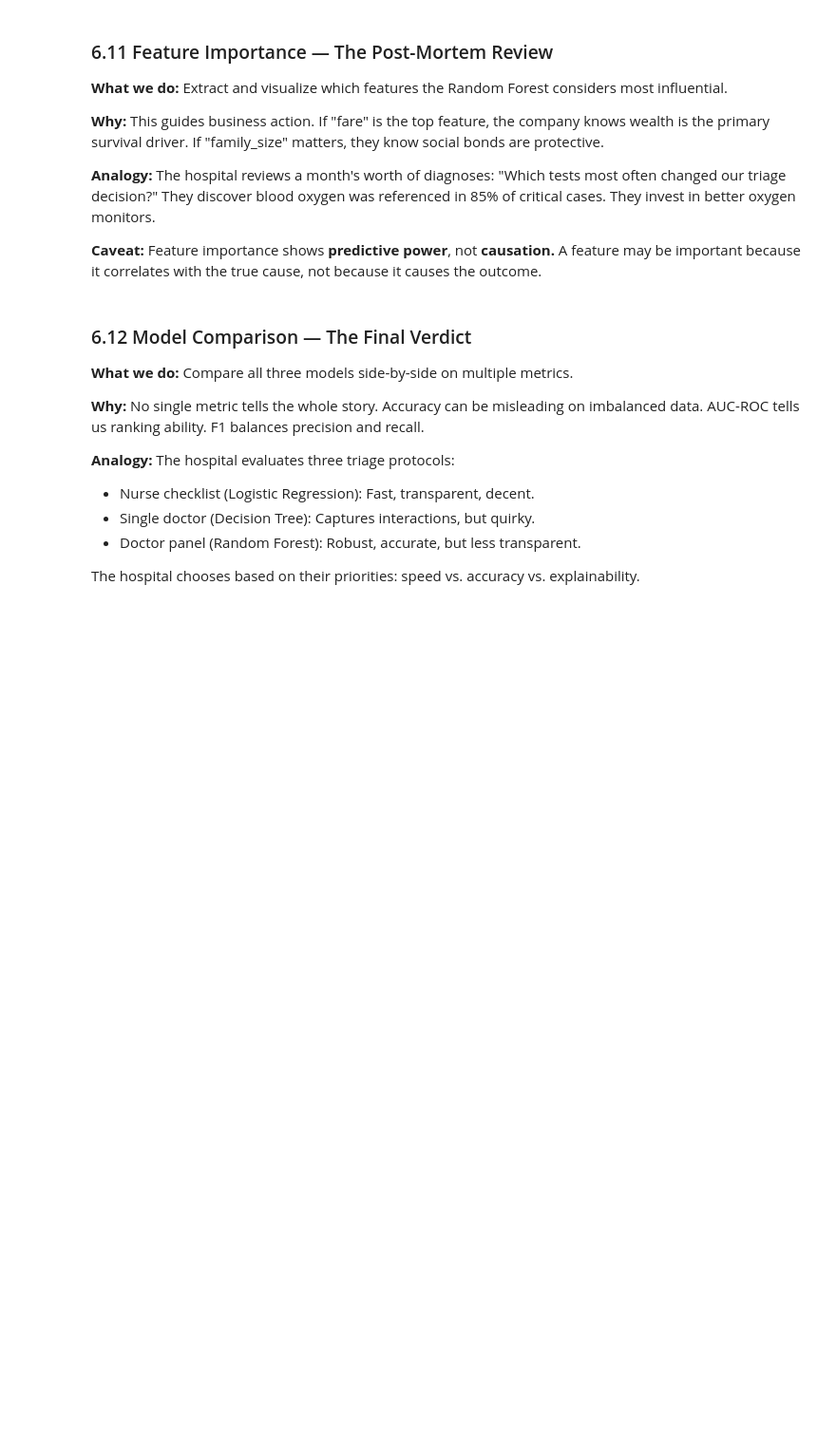
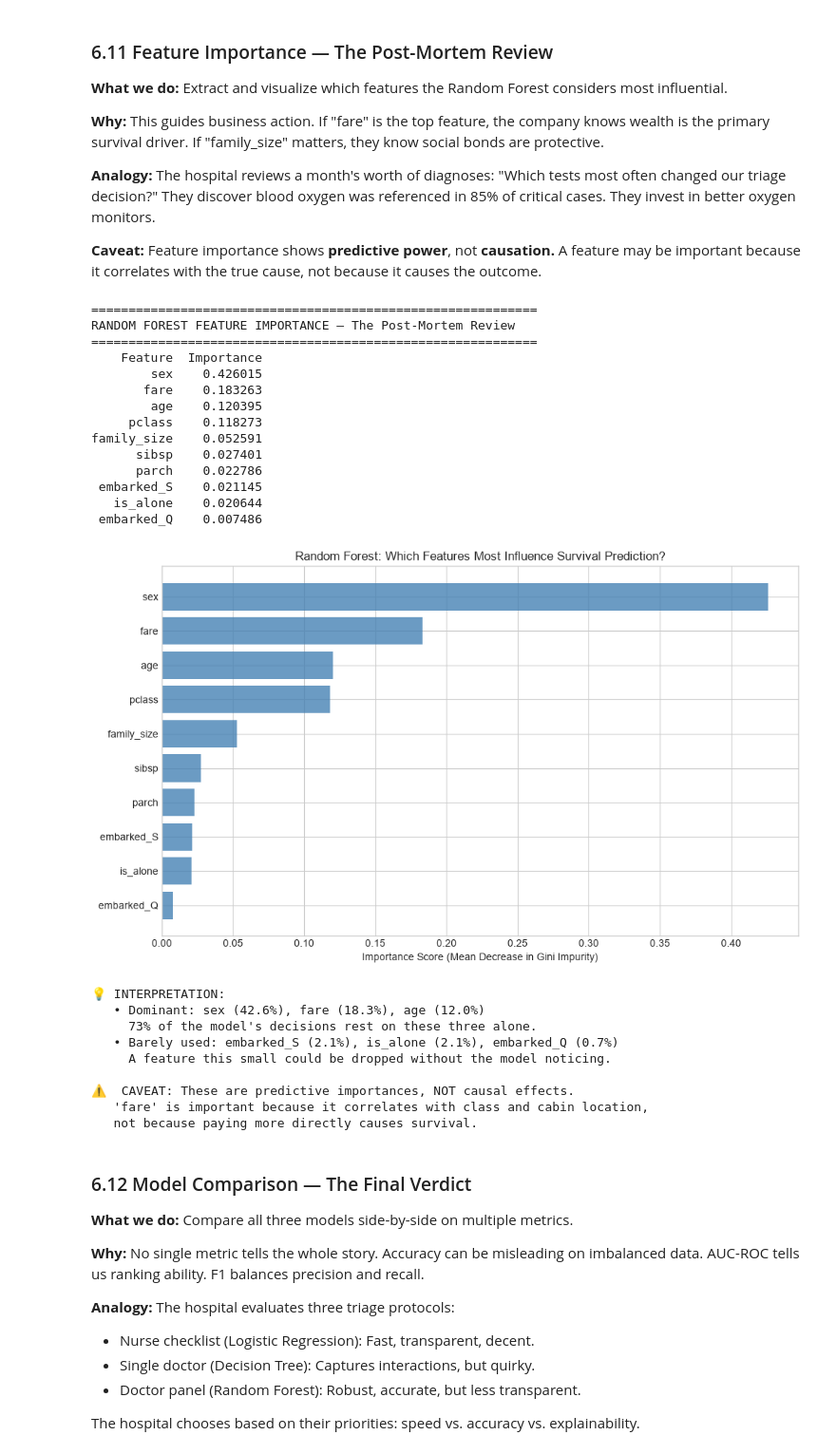
Before and after one commit to salmansrizon/interview-Prep-Case-Study, a Jupyter notebook: Job Ready AI Bootcamp/week 5/Class 2 Lecture/Class10_Notebook_Supervised_Learning_Classification.ipynb, the cells around one changed output. Shown at 95% size. Saved outputs shown, nothing was run; the diff lists cells and outputs as text; code cells hidden in the pictures; blank space fills up the shorter version.

```diff
--- a/Job Ready AI Bootcamp/week 5/Class 2 Lecture/Class10_Notebook_Supervised_Learning_Classification.ipynb
+++ b/Job Ready AI Bootcamp/week 5/Class 2 Lecture/Class10_Notebook_Supervised_Learning_Classification.ipynb
@@ -832,41 +985,68 @@ print(classification_report(y_test, y_pred_rf, target_names=['Died', 'Survived']
 # FEATURE IMPORTANCE — The Hospital's Post-Mortem Review
 # ---------------------------------------------------------------------------
 # Analogy: After 1,000 triage decisions, the hospital asks:
 # "Which patient information most often changed our diagnosis?"
 #
 # The answer guides future investments:
 #   • High importance → buy better measurement equipment
 #   • Low importance → stop collecting (saves time/money)
 # ---------------------------------------------------------------------------
 
 importance_df = pd.DataFrame({
     'Feature': X_train.columns,
     'Importance': rf.feature_importances_
 }).sort_values('Importance', ascending=False)
 
 print("=" * 60)
 print("RANDOM FOREST FEATURE IMPORTANCE — The Post-Mortem Review")
 print("=" * 60)
 print(importance_df.to_string(index=False))
 
 # Visualize
 plt.figure(figsize=(10, 6))
 plt.barh(importance_df['Feature'][::-1], importance_df['Importance'][::-1], color='steelblue', alpha=0.8)
 plt.xlabel('Importance Score (Mean Decrease in Gini Impurity)')
 plt.title('Random Forest: Which Features Most Influence Survival Prediction?')
 plt.tight_layout()
 plt.show()
 
-print("
-💡 INTERPRETATION:")
-print("   • fare & sex: Dominant drivers — wealth and gender were decisive.")
-print("   • age & pclass: Secondary — class and age mattered but less so.")
-print("   • embarked_Q/S: Minimal — port of departure had little predictive power.")
-print("   • is_alone: Moderate — social isolation was a risk factor.")
-print("
-⚠️  CAVEAT: These are predictive importances, NOT causal effects.")
+# Describe what the table actually says, so the prose can never drift from it.
+top3 = importance_df.head(3)
+bottom3 = importance_df.tail(3)
+
+print("\n💡 INTERPRETATION:")
+print(f"   • Dominant: {', '.join(f'{r.Feature} ({r.Importance:.1%})' for r in top3.itertuples())}")
+print(f"     {top3.Importance.sum():.0%} of the model's decisions rest on these three alone.")
+print(f"   • Barely used: {', '.join(f'{r.Feature} ({r.Importance:.1%})' for r in bottom3.itertuples())}")
+print("     A feature this small could be dropped without the model noticing.")
+print("\n⚠️  CAVEAT: These are predictive importances, NOT causal effects.")
 print("   'fare' is important because it correlates with class and cabin location,")
 print("   not because paying more directly causes survival.")
+# %% [output]
+============================================================
+RANDOM FOREST FEATURE IMPORTANCE — The Post-Mortem Review
+============================================================
+    Feature  Importance
+        sex    0.426015
+       fare    0.183263
+        age    0.120395
+     pclass    0.118273
+family_size    0.052591
+      sibsp    0.027401
+      parch    0.022786
+ embarked_S    0.021145
+   is_alone    0.020644
+ embarked_Q    0.007486
+[figure, added]
+💡 INTERPRETATION:
+   • Dominant: sex (42.6%), fare (18.3%), age (12.0%)
+     73% of the model's decisions rest on these three alone.
+   • Barely used: embarked_S (2.1%), is_alone (2.1%), embarked_Q (0.7%)
+     A feature this small could be dropped without the model noticing.
+
+⚠️  CAVEAT: These are predictive importances, NOT causal effects.
+   'fare' is important because it correlates with class and cabin location,
+   not because paying more directly causes survival.
 # %% [markdown]
 ### 6.12 Model Comparison — The Final Verdict
 
```
Also changed, not shown: parts of 14 cells of this notebook, 21 other files.
